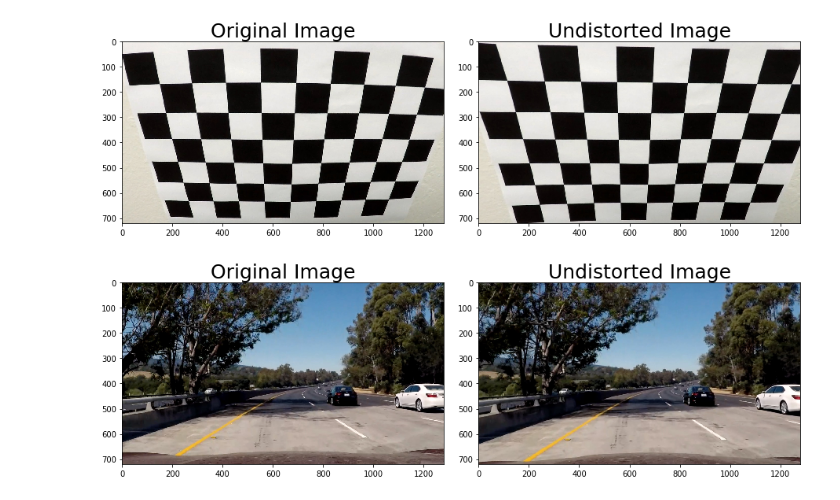
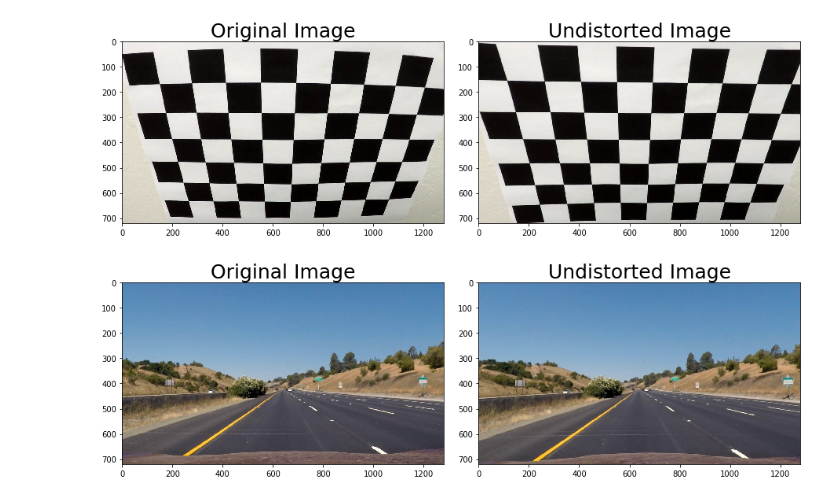
Before and after one commit to KenOverholt/CarND-Advanced-Lane-Lines, a Jupyter notebook: Advanced Lane Finding.ipynb, the cells around one changed output. Saved outputs shown, nothing was run; the diff lists cells and outputs as text; code cells hidden in the pictures.

```diff
--- a/Advanced Lane Finding.ipynb
+++ b/Advanced Lane Finding.ipynb
@@ -65,19 +67,19 @@ plt.show()
 # %%
 #Apply distortion correction to a road image
 
-fname = 'test_images\\test5.jpg' #select an original image to display
+fname = 'test_images\\straight_lines1.jpg' #select an original image to display
 original_img = mpimg.imread(fname) # read the original image into an numpy array
 undistorted_img = cv2.undistort(original_img, mtx, dist, None, mtx)
 f, (ax1, ax2) = plt.subplots(1, 2, figsize=(12, 5))
 f.tight_layout()
 ax1.imshow(original_img)
 ax1.set_title('Original Image', fontsize=25)
 ax2.imshow(undistorted_img)
 ax2.set_title('Undistorted Image', fontsize=25)
 plt.subplots_adjust(left=0., right=1, top=0.9, bottom=0.)
 plt.show()
 # %% [output]
-[figure, old version]
+[figure, new version]
 # %%
 # Use color transforms, gradients, etc., to create a thresholded binary image.
 
```
Also changed, not shown: parts of 3 cells of this notebook, 1 other file.
